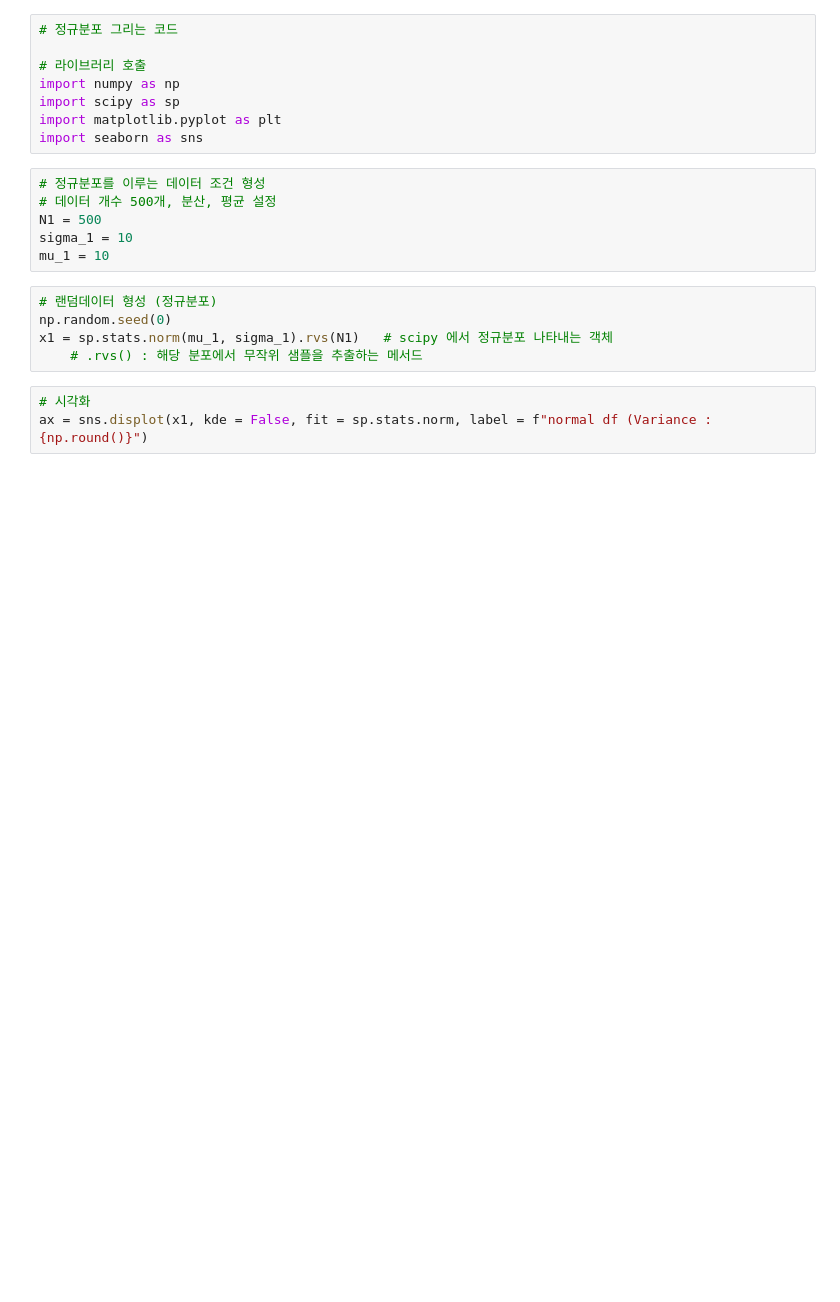
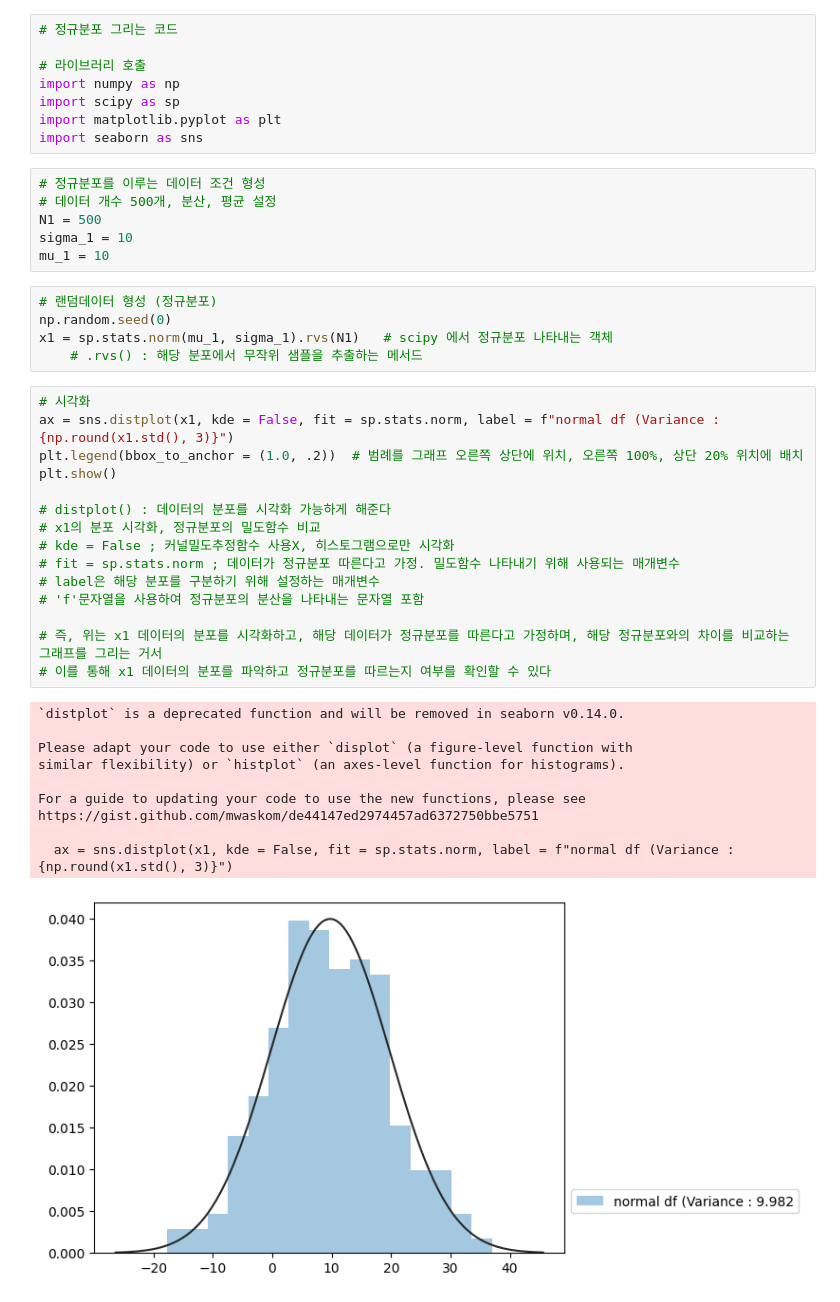
Before and after one commit to shoni0325/basic_python, a Jupyter notebook: shoni_train/statistic/distribution.ipynb, the cells around one changed output. Cells and saved outputs as stored; diff of their text form; blank space fills up the shorter version.

```diff
--- a/shoni_train/statistic/distribution.ipynb
+++ b/shoni_train/statistic/distribution.ipynb
@@ -239,6 +239,29 @@ mu_1 = 10
 np.random.seed(0)
 x1 = sp.stats.norm(mu_1, sigma_1).rvs(N1)   # scipy 에서 정규분포 나타내는 객체
     # .rvs() : 해당 분포에서 무작위 샘플을 추출하는 메서드
-# %%
-# 시각화
-ax = sns.displot(x1, kde = False, fit = sp.stats.norm, label = f"normal df (Variance : {np.round()}")
+# %%
+# 시각화
+ax = sns.distplot(x1, kde = False, fit = sp.stats.norm, label = f"normal df (Variance : {np.round(x1.std(), 3)}")
+plt.legend(bbox_to_anchor = (1.0, .2))  # 범례를 그래프 오른쪽 상단에 위치, 오른쪽 100%, 상단 20% 위치에 배치
+plt.show()
+
+# distplot() : 데이터의 분포를 시각화 가능하게 해준다
+# x1의 분포 시각화, 정규분포의 밀도함수 비교
+# kde = False ; 커널밀도추정함수 사용X, 히스토그램으로만 시각화
+# fit = sp.stats.norm ; 데이터가 정규분포 따른다고 가정. 밀도함수 나타내기 위해 사용되는 매개변수
+# label은 해당 분포를 구분하기 위해 설정하는 매개변수
+# 'f'문자열을 사용하여 정규분포의 분산을 나타내는 문자열 포함
+
+# 즉, 위는 x1 데이터의 분포를 시각화하고, 해당 데이터가 정규분포를 따른다고 가정하며, 해당 정규분포와의 차이를 비교하는 그래프를 그리는 거서
+# 이를 통해 x1 데이터의 분포를 파악하고 정규분포를 따르는지 여부를 확인할 수 있다
+# %% [output]
+`distplot` is a deprecated function and will be removed in seaborn v0.14.0.
+
+Please adapt your code to use either `displot` (a figure-level function with
+similar flexibility) or `histplot` (an axes-level function for histograms).
+
+For a guide to updating your code to use the new functions, please see
+https://gist.github.com/mwaskom/de44147ed2974457ad6372750bbe5751
+
+  ax = sns.distplot(x1, kde = False, fit = sp.stats.norm, label = f"normal df (Variance : {np.round(x1.std(), 3)}")
+[figure, added]
```
Also changed, not shown: parts of 6 cells of this notebook, 1 other file.
